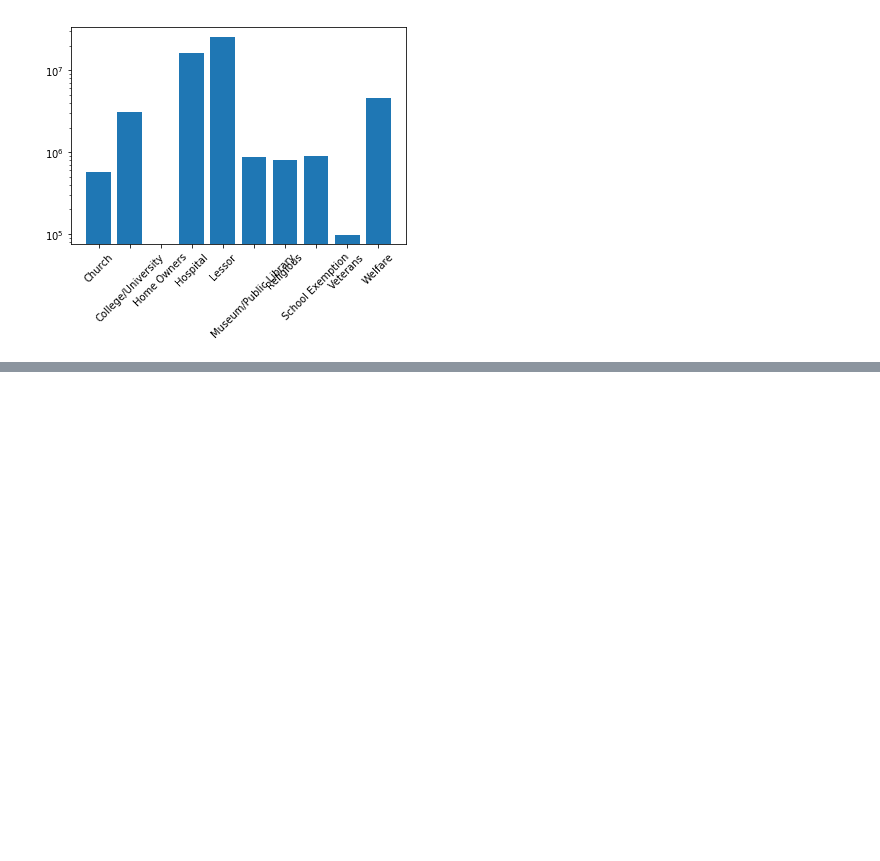
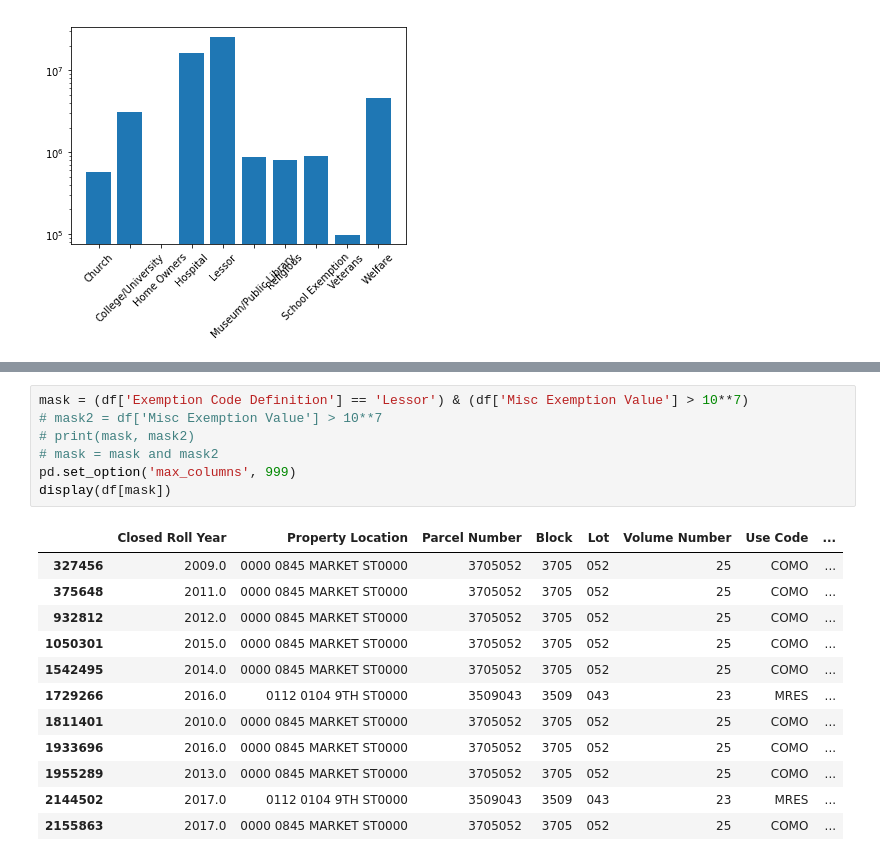
Before and after one commit to daericks/datasf, a Jupyter notebook: notebooks/property_tax_rolls-explore.ipynb, the cells around one changed output, grey strips where cells are left out. Saved outputs shown, nothing was run; the diff lists cells and outputs as text; blank space fills up the shorter version.

```diff
--- a/notebooks/property_tax_rolls-explore.ipynb
+++ b/notebooks/property_tax_rolls-explore.ipynb
@@ -312,0 +312,20 @@ Name: Misc Exemption Value, dtype: float64
+# %%
+mask = (df['Exemption Code Definition'] == 'Lessor') & (df['Misc Exemption Value'] > 10**7)
+# mask2 = df['Misc Exemption Value'] > 10**7
+# print(mask, mask2)
+# mask = mask and mask2
+pd.set_option('max_columns', 999)
+display(df[mask])
+# %% [output]
+|  | Closed Roll Year | Property Location | Parcel Number | Block | Lot | Volume Number | Use Code | ... |
+| 327456 | 2009.0 | 0000 0845 MARKET ST0000 | 3705052 | 3705 | 052 | 25 | COMO | ... |
+| 375648 | 2011.0 | 0000 0845 MARKET ST0000 | 3705052 | 3705 | 052 | 25 | COMO | ... |
+| 932812 | 2012.0 | 0000 0845 MARKET ST0000 | 3705052 | 3705 | 052 | 25 | COMO | ... |
+| 1050301 | 2015.0 | 0000 0845 MARKET ST0000 | 3705052 | 3705 | 052 | 25 | COMO | ... |
+| 1542495 | 2014.0 | 0000 0845 MARKET ST0000 | 3705052 | 3705 | 052 | 25 | COMO | ... |
+| 1729266 | 2016.0 | 0112 0104 9TH ST0000 | 3509043 | 3509 | 043 | 23 | MRES | ... |
+| 1811401 | 2010.0 | 0000 0845 MARKET ST0000 | 3705052 | 3705 | 052 | 25 | COMO | ... |
+| 1933696 | 2016.0 | 0000 0845 MARKET ST0000 | 3705052 | 3705 | 052 | 25 | COMO | ... |
+| 1955289 | 2013.0 | 0000 0845 MARKET ST0000 | 3705052 | 3705 | 052 | 25 | COMO | ... |
+| 2144502 | 2017.0 | 0112 0104 9TH ST0000 | 3509043 | 3509 | 043 | 23 | MRES | ... |
+| 2155863 | 2017.0 | 0000 0845 MARKET ST0000 | 3705052 | 3705 | 052 | 25 | COMO | ... |
```
Also changed, not shown: parts of 2 cells of this notebook.
